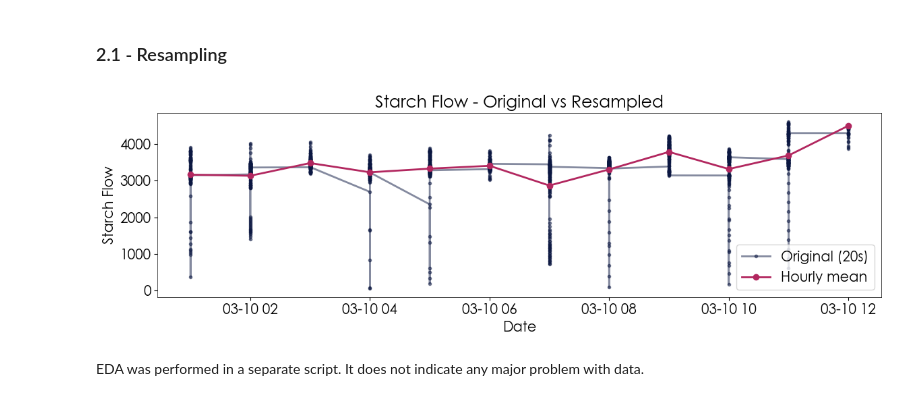
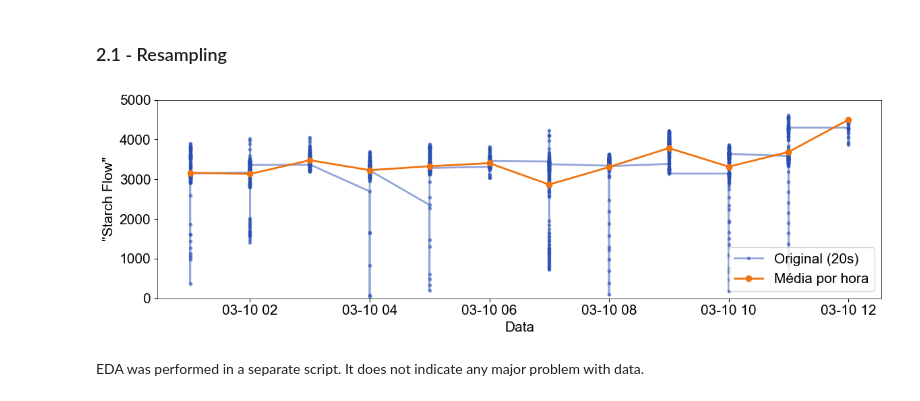
Before and after one commit to PauloCasmal/data-mining-study, a Jupyter notebook: Model-mining.ipynb, the cells around one changed output. Drawn from its saved outputs; the diff is of its cells as text; code cells hidden in the pictures.

```diff
--- a/Model-mining.ipynb
+++ b/Model-mining.ipynb
@@ -41,7 +41,7 @@ mpl.rc('lines', lw=2)  # Sets the line width
 mpl.rcParams['grid.linewidth'] = 0.5  # Grid line width
 mpl.rcParams['grid.linestyle'] = 'dashed'  # Grid line style
 mpl.rc(('xtick', 'ytick'), labelsize=15)  # Axis tick label size
-mpl.rc('font', family='Century Gothic', size=15)  # Font family and font size
+mpl.rc('font', family='Arial', size=15)  # Font family and font size
 mpl.rcParams['axes.linewidth'] = 0.5 # - Largura das bordas dos gráficos
 # %%
 # Load the dataset
@@ -87,27 +87,28 @@ df = df.drop(columns=['% Iron Concentrate'])
 # %%
 # Just for visualization purposes
 
 df_hourly = df.resample("1H").mean()
 
 col = "Starch Flow"
 
 fig, ax = plt.subplots(figsize=(12,4))
 
-ax.plot(df[col].iloc[:2000], label="Original (20s)", alpha=0.5, marker='.', c='#0B1741')
-ax.plot(df_hourly[col].iloc[:12], label="Hourly mean", marker='o', c='#B2275F')
+ax.plot(df[col].iloc[:2000], label="Original (20s)", alpha=0.5, marker='.', c='#294EB3')
+ax.plot(df_hourly[col].iloc[:12], label="Média por hora", marker='o', c='#EF7310')
 
-ax.set_title(f'{col} - Original vs Resampled')
-ax.set_xlabel('Date')
-ax.set_ylabel(f'{col}')
+# ax.set_title(f'{col} - Original vs Reamostrado')
+ax.set_xlabel('Data')
+ax.set_ylabel(f'"{col}"')
 ax.legend()
 
+ax.set_ylim([0, 5000])
 plt.tight_layout()
 
 fig.savefig(r'G:\Meu Drive\03 - Facens\03 - Data Science\02-TCC-POS\05-Figures\ds-resampled.svg', dpi=140, format='svg')
 
 plt.show()
 # %% [output]
-[figure, old version]
+[figure, new version]
 # %%
 df = df.resample("1H").mean()
 # %%
```
Also changed, not shown: parts of 9 cells of this notebook, 3 other files.
